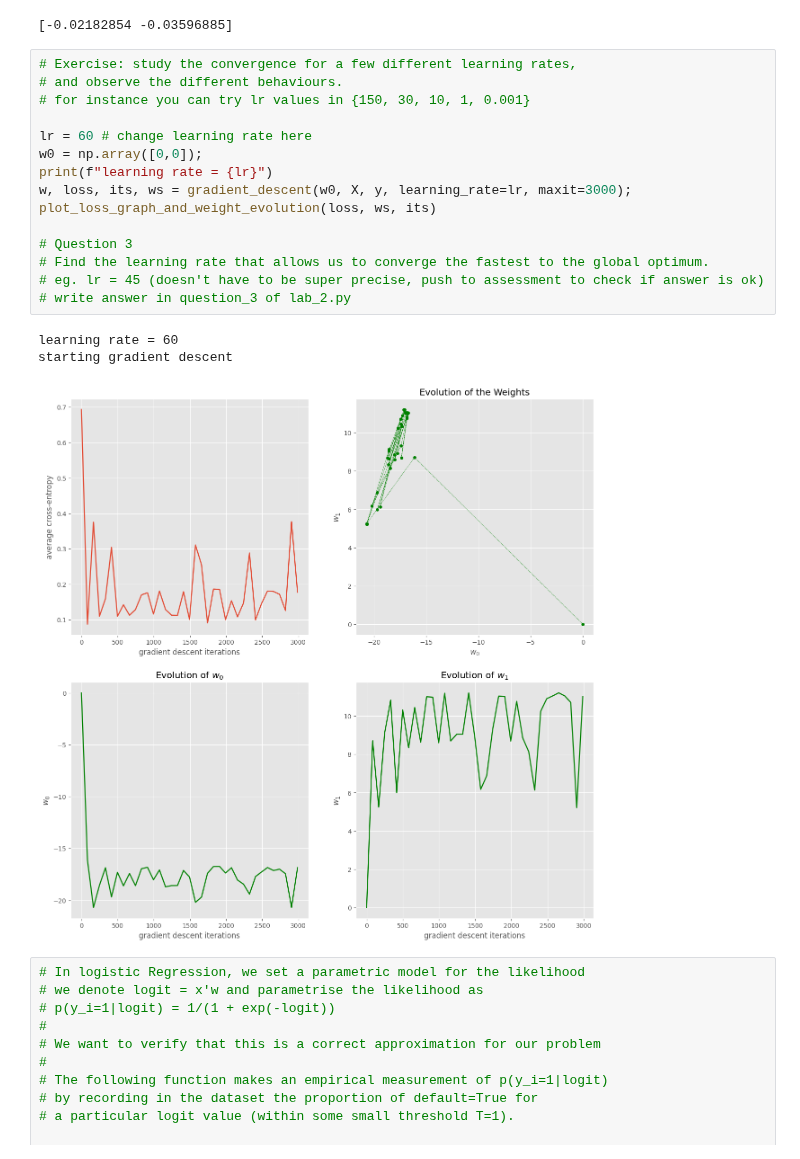
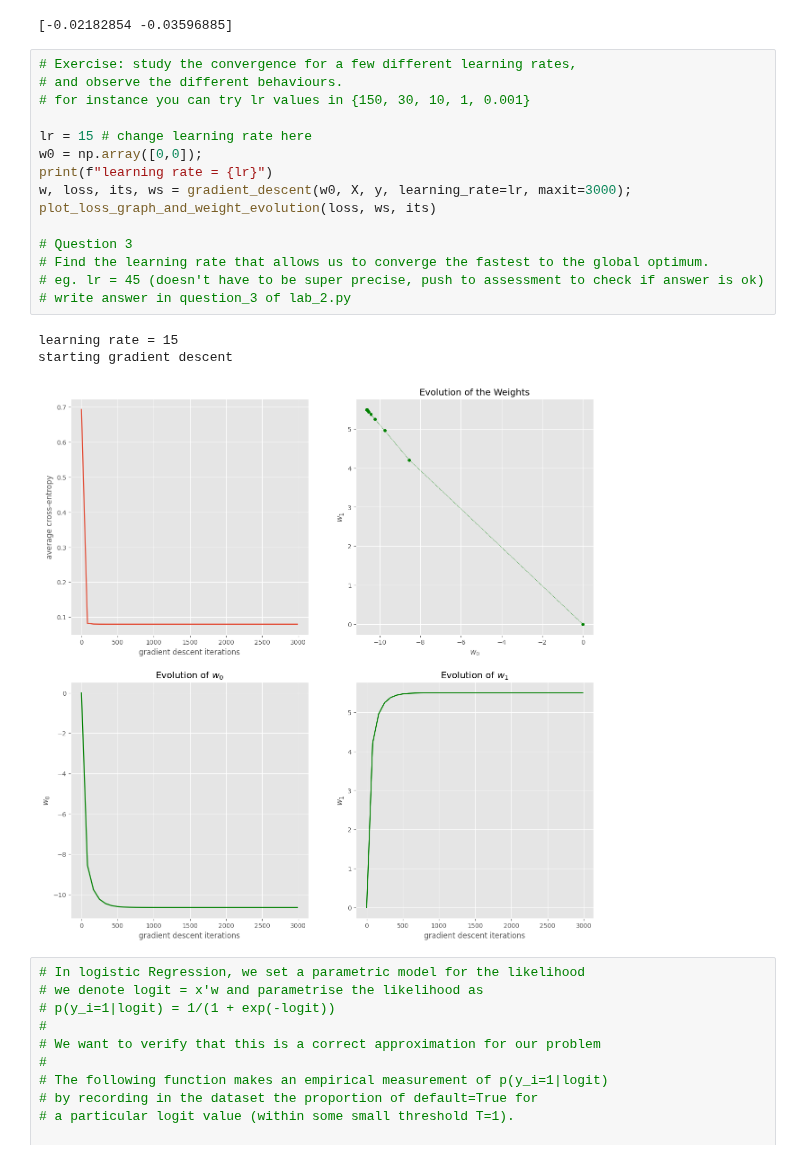
Before and after one commit to dylanneve1/4c16-labs, a Jupyter notebook: lab-02/Lab 2.ipynb, the cells around one changed output. Saved outputs shown, nothing was run; the diff lists cells and outputs as text.

```diff
--- a/lab-02/Lab 2.ipynb
+++ b/lab-02/Lab 2.ipynb
@@ -307,22 +307,22 @@ print(lab_2.gradient(w, X, y))
 # %%
 # Exercise: study the convergence for a few different learning rates,
 # and observe the different behaviours.
 # for instance you can try lr values in {150, 30, 10, 1, 0.001}
 
-lr = 60 # change learning rate here
+lr = 15 # change learning rate here
 w0 = np.array([0,0]);
 print(f"learning rate = {lr}")
 w, loss, its, ws = gradient_descent(w0, X, y, learning_rate=lr, maxit=3000);
 plot_loss_graph_and_weight_evolution(loss, ws, its)
 
 # Question 3
 # Find the learning rate that allows us to converge the fastest to the global optimum.
 # eg. lr = 45 (doesn't have to be super precise, push to assessment to check if answer is ok)
 # write answer in question_3 of lab_2.py
 # %% [output]
-learning rate = 60
+learning rate = 15
 starting gradient descent
-[figure, old version]
+[figure, new version]
 # %%
 # In logistic Regression, we set a parametric model for the likelihood
 # we denote logit = x'w and parametrise the likelihood as
```
